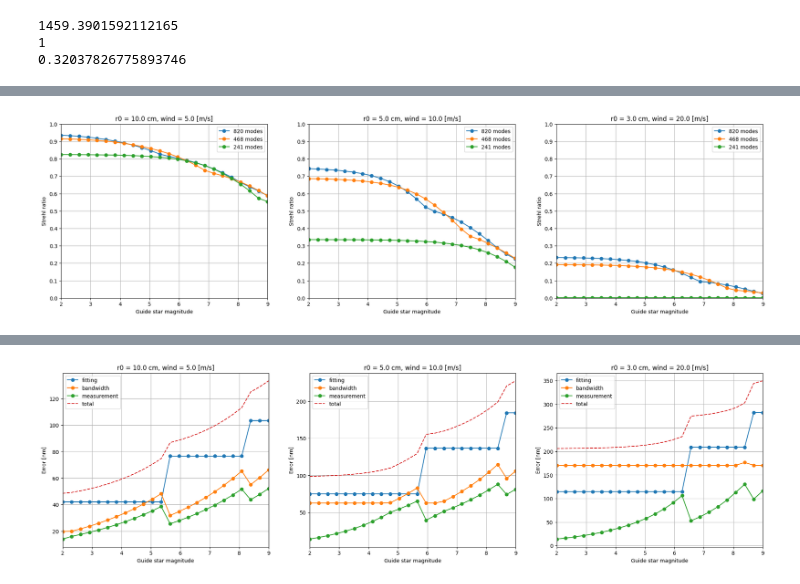
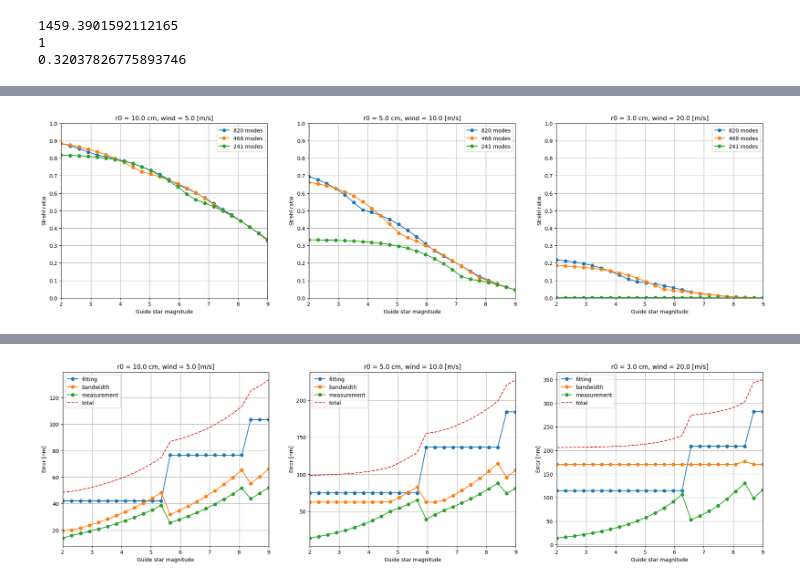
Before and after one commit to ArcetriAdaptiveOptics/ekarus, a Jupyter notebook: ekarus/notebooks/SR_Plots.ipynb, the cells around one changed output, grey strips where cells are left out. Drawn from its saved outputs; the diff is of its cells as text; code cells hidden in the pictures.

```diff
--- a/ekarus/notebooks/SR_Plots.ipynb
+++ b/ekarus/notebooks/SR_Plots.ipynb
@@ -210,35 +211,36 @@ def plot_SR_vs_mag(magV,SRvec,legend_str:str = None):
         plt.legend(legend_str)
 # %%
 # Define different dm systems
-l0 = 800e-9
-dm820 = OpticalSystem(diameter=1.8, lambda0=l0, RON=1, Npix=4, throughput=0.59, Nmodes = 820)
-dm468 = OpticalSystem(diameter=1.8, lambda0=l0, RON=1, Npix=4, throughput=0.59, Nmodes = 468)
-dm241 = OpticalSystem(diameter=1.8, lambda0=l0, RON=1, Npix=4, throughput=0.59, Nmodes = 241)
+l0 = 1000e-9
+thrp = 0.11
+dm820 = OpticalSystem(diameter=1.8, lambda0=l0, RON=1, Npix=4, throughput=thrp, Nmodes = 819)
+dm468 = OpticalSystem(diameter=1.8, lambda0=l0, RON=1, Npix=4, throughput=thrp, Nmodes = 467)
+dm241 = OpticalSystem(diameter=1.8, lambda0=l0, RON=1, Npix=4, throughput=thrp, Nmodes = 240)
 
 # Set maximum frequency and magnitude range
 magV = np.linspace(2,9,24)
 maxF = 1500
 maxF241 = 600
 
 # Define best, median, worst obervation conditions
 Vvec = np.array([5,10,20])
 r0vec = np.array([10,5,3])*1e-2
 
 # Perform the cycle
 plt.figure(figsize=(24,6))
 for j in range(len(Vvec)):
     r0 = r0vec[j]
     V = Vvec[j]
     r800 = r0_in_l0(r0,l0)
 
     SRvec = np.zeros([3,len(magV)])
     for k,mag in enumerate(magV):
         _, _, SRvec[0,k] = find_best_pars(dm820,r800,V,mag,max_freq=maxF)
         _, _, SRvec[1,k] = find_best_pars(dm468,r800,V,mag,max_freq=maxF)
         _, _, SRvec[2,k] = find_best_pars(dm241,r800,V,mag,max_freq=maxF241)
 
     plt.subplot(1,len(Vvec),j+1)
     plt.title(f'r0 = {r0*1e+2:1.1f} cm, wind = {V:1.1f} [m/s]')
     plot_SR_vs_mag(magV, SRvec, legend_str = ('820 modes', '468 modes', '241 modes'))
 # %% [output]
-[figure, old version]
+[figure, new version]
```
Also changed, not shown: parts of 3 cells of this notebook, 7 other files.
